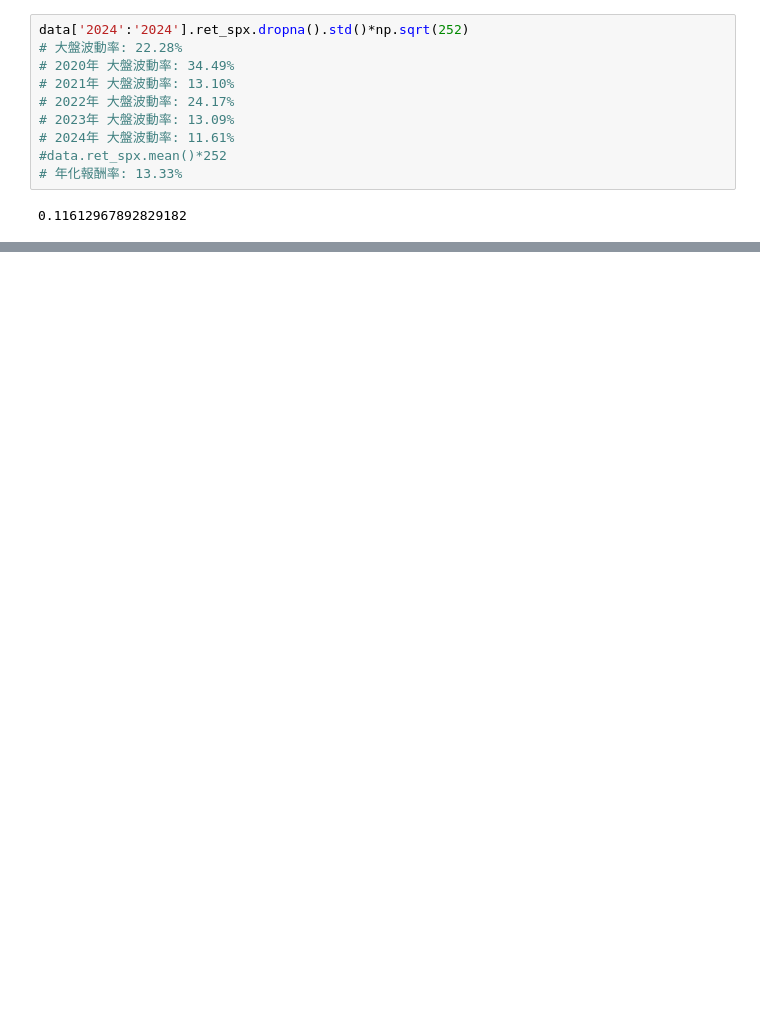
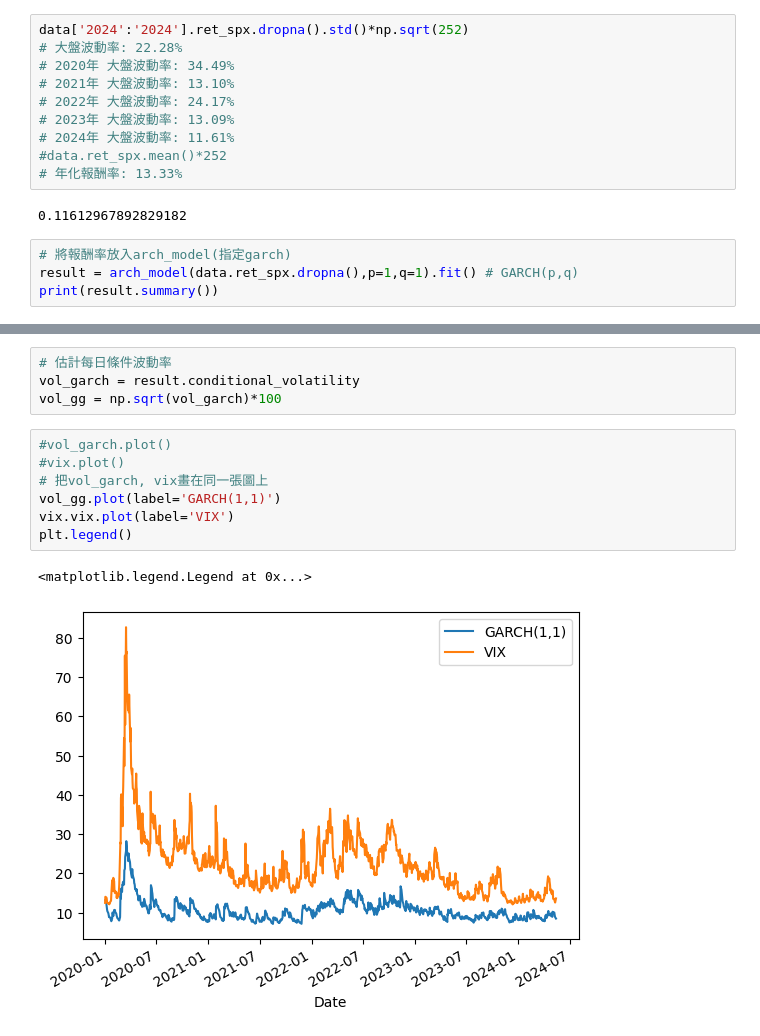
Before and after one commit to quetion/time_series_SCU, a Jupyter notebook: [6]ARCH估計.ipynb, the cells around one changed output, grey strips where cells are left out. Cells and saved outputs as stored; diff of their text form; blank space fills up the shorter version.

```diff
--- a/[6]ARCH估計.ipynb
+++ b/[6]ARCH估計.ipynb
@@ -81,3 +74,7 @@ data['2024':'2024'].ret_spx.dropna().std()*np.sqrt(252)
 # 年化報酬率: 13.33%
 # %% [output]
 0.11612967892829182
+# %%
+# 將報酬率放入arch_model(指定garch)
+result = arch_model(data.ret_spx.dropna(),p=1,q=1).fit() # GARCH(p,q)
+print(result.summary())
@@ -83,0 +107,14 @@ data['2024':'2024'].ret_spx.dropna().std()*np.sqrt(252)
+# %%
+# 估計每日條件波動率
+vol_garch = result.conditional_volatility
+vol_gg = np.sqrt(vol_garch)*100
+# %%
+#vol_garch.plot()
+#vix.plot()
+# 把vol_garch, vix畫在同一張圖上
+vol_gg.plot(label='GARCH(1,1)')
+vix.vix.plot(label='VIX')
+plt.legend()
+# %% [output]
+<matplotlib.legend.Legend at 0x...>
+[figure, added]
```
Also changed, not shown: parts of 12 cells of this notebook.
